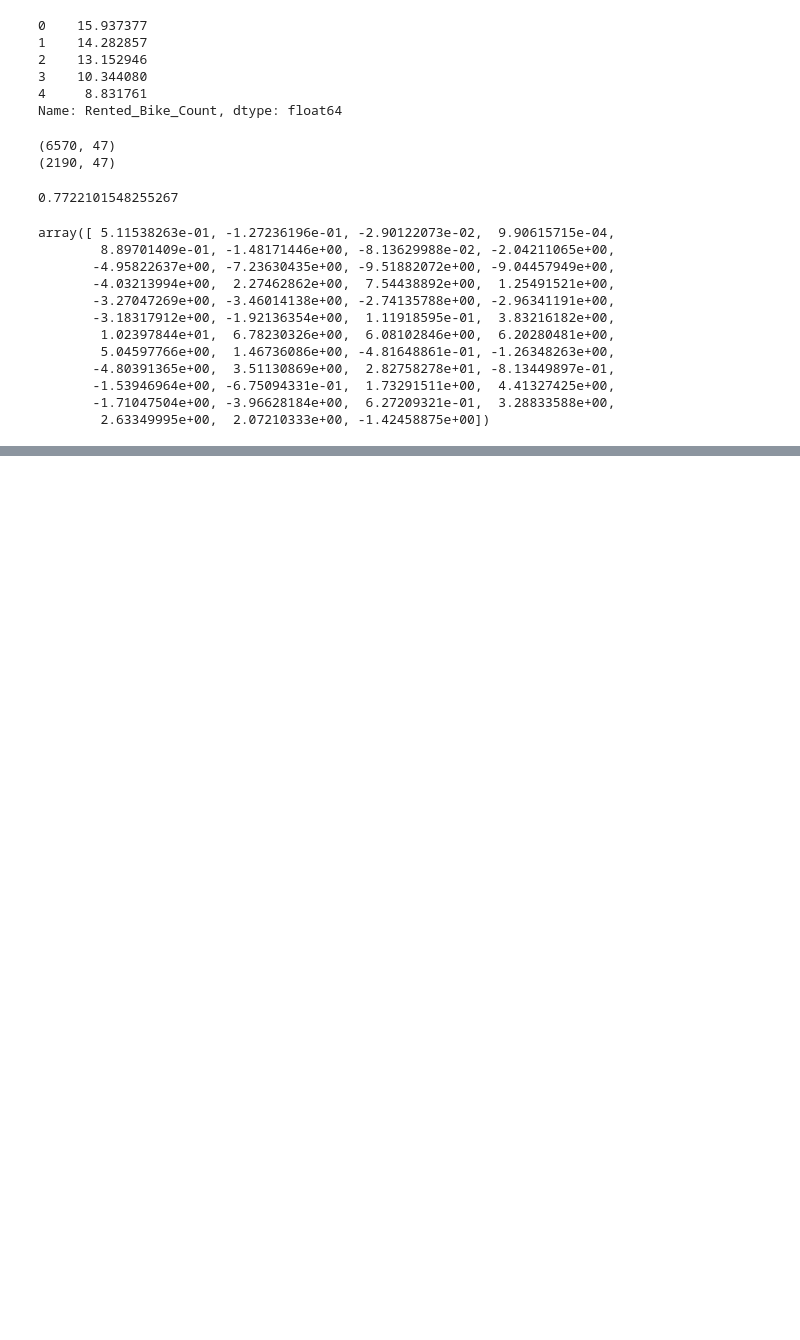
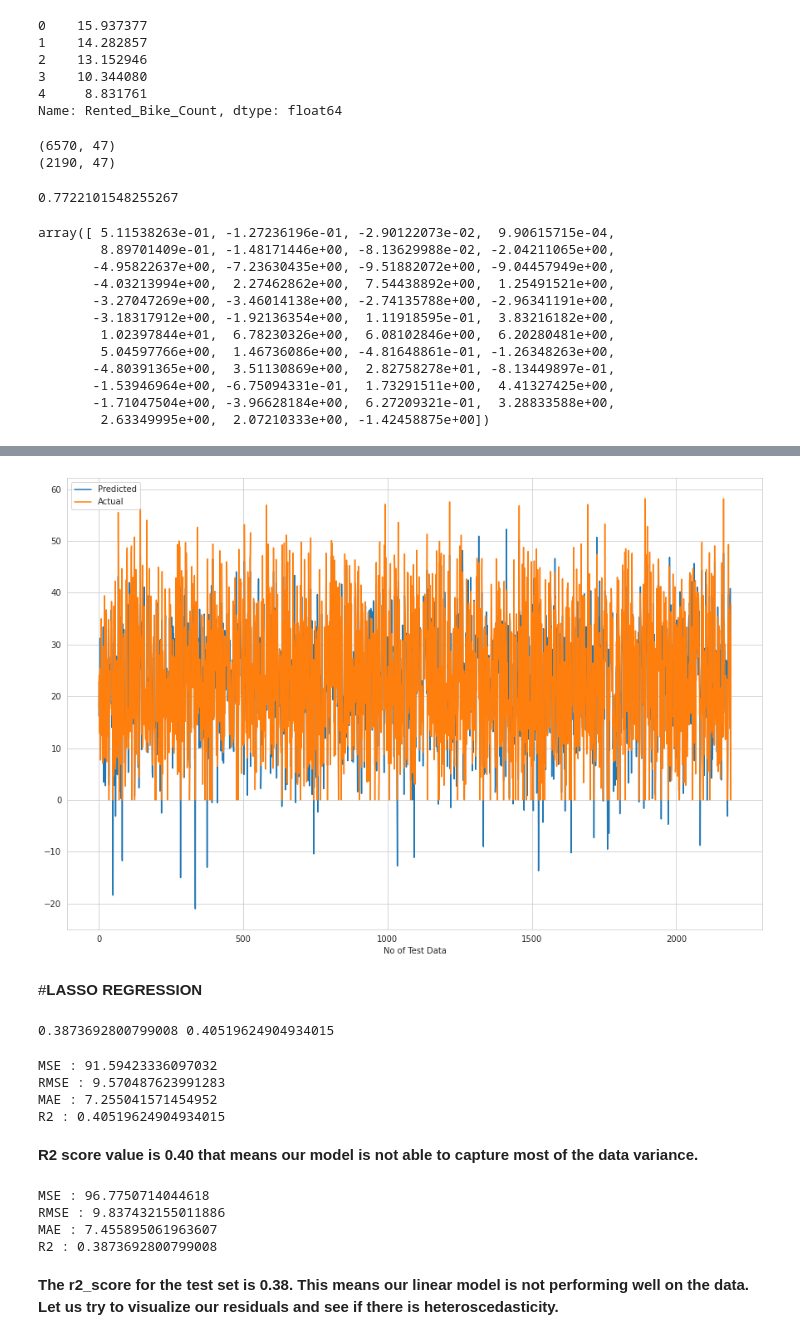
Before and after one commit to kiranahire03/Bike-Linear-Regression, a Jupyter notebook: Seoul_Bike_Sharing_Demand_Prediction.ipynb, the cells around one changed output, grey strips where cells are left out. Saved outputs shown, nothing was run; the diff lists cells and outputs as text; code cells hidden in the pictures; blank space fills up the shorter version.

Commit message:
Linear Regression and Lasso

```diff
--- a/Seoul_Bike_Sharing_Demand_Prediction.ipynb
+++ b/Seoul_Bike_Sharing_Demand_Prediction.ipynb
@@ -740,0 +830,22 @@ y_pred_test = reg.predict(X_test)
+# %%
+#Plot the figure
+plt.figure(figsize=(15,10))
+plt.plot(y_pred_test)
+plt.plot(np.array(y_test))
+plt.legend(["Predicted","Actual"])
+plt.xlabel('No of Test Data')
+plt.show()
+# %% [output]
+[figure, added]
+# %% [markdown]
+#**LASSO REGRESSION**
+# %%
+# Create an instance of Lasso Regression implementation
+from sklearn.linear_model import Lasso
+lasso = Lasso(alpha=1.0, max_iter=3000)
+# Fit the Lasso model
+lasso.fit(X_train, y_train)
+# Create the model score
+print(lasso.score(X_test, y_test), lasso.score(X_train, y_train))
+# %% [output]
+0.3873692800799008 0.40519624904934015
@@ -740,0 +856,29 @@ y_pred_test = reg.predict(X_test)
+# %%
+#Evaluation metrics for train data
+
+from sklearn.metrics import mean_squared_error
+#calculate MSE
+MSE_l= mean_squared_error((y_train), (y_pred_train_lasso))
+print("MSE :",MSE_l)
+
+#calculate RMSE
+RMSE_l=np.sqrt(MSE_l)
+print("RMSE :",RMSE_l)
+
+
+#calculate MAE
+MAE_l= mean_absolute_error(y_train, y_pred_train_lasso)
+print("MAE :",MAE_l)
+
+
+from sklearn.metrics import r2_score
+#calculate r2 and adjusted r2
+r2_l= r2_score(y_train, y_pred_train_lasso)
+print("R2 :",r2_l)
+# %% [output]
+MSE : 91.59423336097032
+RMSE : 9.570487623991283
+MAE : 7.255041571454952
+R2 : 0.40519624904934015
+# %% [markdown]
+**R2 score value is 0.40 that means our model is not able to capture most of the data variance.**
@@ -740,0 +894,29 @@ y_pred_test = reg.predict(X_test)
+# %%
+#Evaluation metrics for test data
+
+from sklearn.metrics import mean_squared_error
+#calculate MSE
+MSE_l= mean_squared_error(y_test, y_pred_test_lasso)
+print("MSE :",MSE_l)
+
+#calculate RMSE
+RMSE_l=np.sqrt(MSE_l)
+print("RMSE :",RMSE_l)
+
+
+#calculate MAE
+MAE_l= mean_absolute_error(y_test, y_pred_test_lasso)
+print("MAE :",MAE_l)
+
+
+from sklearn.metrics import r2_score
+#calculate r2 and adjusted r2
+r2_l= r2_score((y_test), (y_pred_test_lasso))
+print("R2 :",r2_l)
+# %% [output]
+MSE : 96.7750714044618
+RMSE : 9.837432155011886
+MAE : 7.455895061963607
+R2 : 0.3873692800799008
+# %% [markdown]
+**The r2_score for the test set is 0.38. This means our linear model is  not performing well on the data. Let us try to visualize our residuals and see if there is heteroscedasticity.**
```
Also changed, not shown: parts of 35 cells of this notebook.
